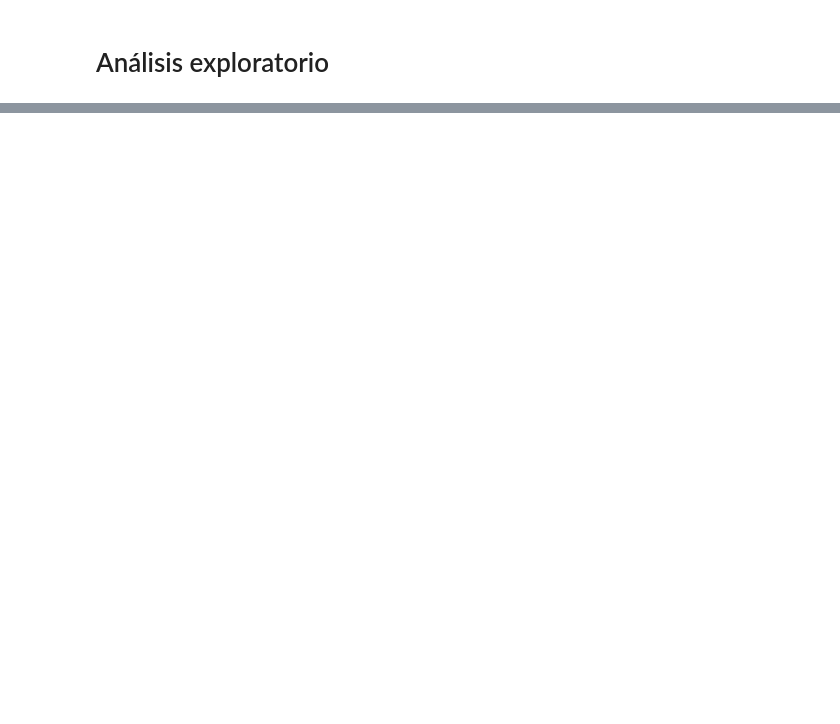
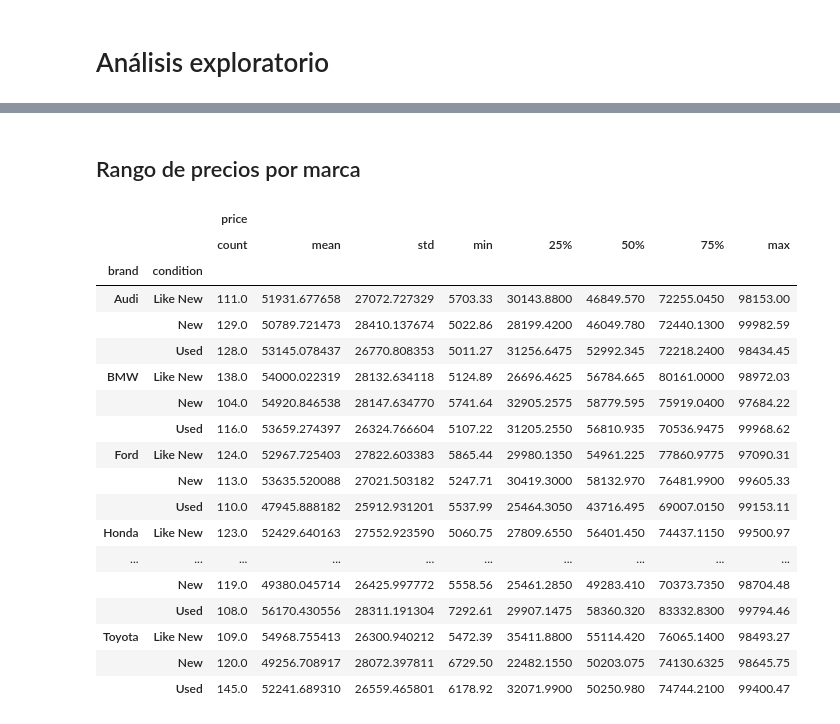
Before and after one commit to sirlluis/machine-learing-porfolio, a Jupyter notebook: car_price_prediction/notebook.ipynb, the cells around one changed output, grey strips where cells are left out. Cells and saved outputs as stored; diff of their text form; code cells hidden in the pictures; blank space fills up the shorter version.

```diff
--- a/car_price_prediction/notebook.ipynb
+++ b/car_price_prediction/notebook.ipynb
@@ -262,0 +177,4 @@ IndexingError: Unalignable boolean Series provided as indexer (index of the bool
+# %% [markdown]
+## Rango de precios por marca
+# %%
+precio_autos=df[['brand', 'condition', 'price']]
@@ -262,0 +213,22 @@ IndexingError: Unalignable boolean Series provided as indexer (index of the bool
+# %%
+precio_autos.groupby(by=['brand', 'condition']).describe()
+# %% [output]
+|  |  | price |  |  |  |  |  |  |  |
+|  |  | count | mean | std | min | 25% | 50% | 75% | max |
+| brand | condition |  |  |  |  |  |  |  |  |
+| Audi | Like New | 111.0 | 51931.677658 | 27072.727329 | 5703.33 | 30143.8800 | 46849.570 | 72255.0450 | 98153.00 |
+|  | New | 129.0 | 50789.721473 | 28410.137674 | 5022.86 | 28199.4200 | 46049.780 | 72440.1300 | 99982.59 |
+|  | Used | 128.0 | 53145.078437 | 26770.808353 | 5011.27 | 31256.6475 | 52992.345 | 72218.2400 | 98434.45 |
+| BMW | Like New | 138.0 | 54000.022319 | 28132.634118 | 5124.89 | 26696.4625 | 56784.665 | 80161.0000 | 98972.03 |
+|  | New | 104.0 | 54920.846538 | 28147.634770 | 5741.64 | 32905.2575 | 58779.595 | 75919.0400 | 97684.22 |
+|  | Used | 116.0 | 53659.274397 | 26324.766604 | 5107.22 | 31205.2550 | 56810.935 | 70536.9475 | 99968.62 |
+| Ford | Like New | 124.0 | 52967.725403 | 27822.603383 | 5865.44 | 29980.1350 | 54961.225 | 77860.9775 | 97090.31 |
+|  | New | 113.0 | 53635.520088 | 27021.503182 | 5247.71 | 30419.3000 | 58132.970 | 76481.9900 | 99605.33 |
+|  | Used | 110.0 | 47945.888182 | 25912.931201 | 5537.99 | 25464.3050 | 43716.495 | 69007.0150 | 99153.11 |
+| Honda | Like New | 123.0 | 52429.640163 | 27552.923590 | 5060.75 | 27809.6550 | 56401.450 | 74437.1150 | 99500.97 |
+| ... | ... | ... | ... | ... | ... | ... | ... | ... | ... |
+|  | New | 119.0 | 49380.045714 | 26425.997772 | 5558.56 | 25461.2850 | 49283.410 | 70373.7350 | 98704.48 |
+|  | Used | 108.0 | 56170.430556 | 28311.191304 | 7292.61 | 29907.1475 | 58360.320 | 83332.8300 | 99794.46 |
+| Toyota | Like New | 109.0 | 54968.755413 | 26300.940212 | 5472.39 | 35411.8800 | 55114.420 | 76065.1400 | 98493.27 |
+|  | New | 120.0 | 49256.708917 | 28072.397811 | 6729.50 | 22482.1550 | 50203.075 | 74130.6325 | 98645.75 |
+|  | Used | 145.0 | 52241.689310 | 26559.465801 | 6178.92 | 32071.9900 | 50250.980 | 74744.2100 | 99400.47 |
```
Also changed, not shown: parts of 43 cells of this notebook, 1 other file.
